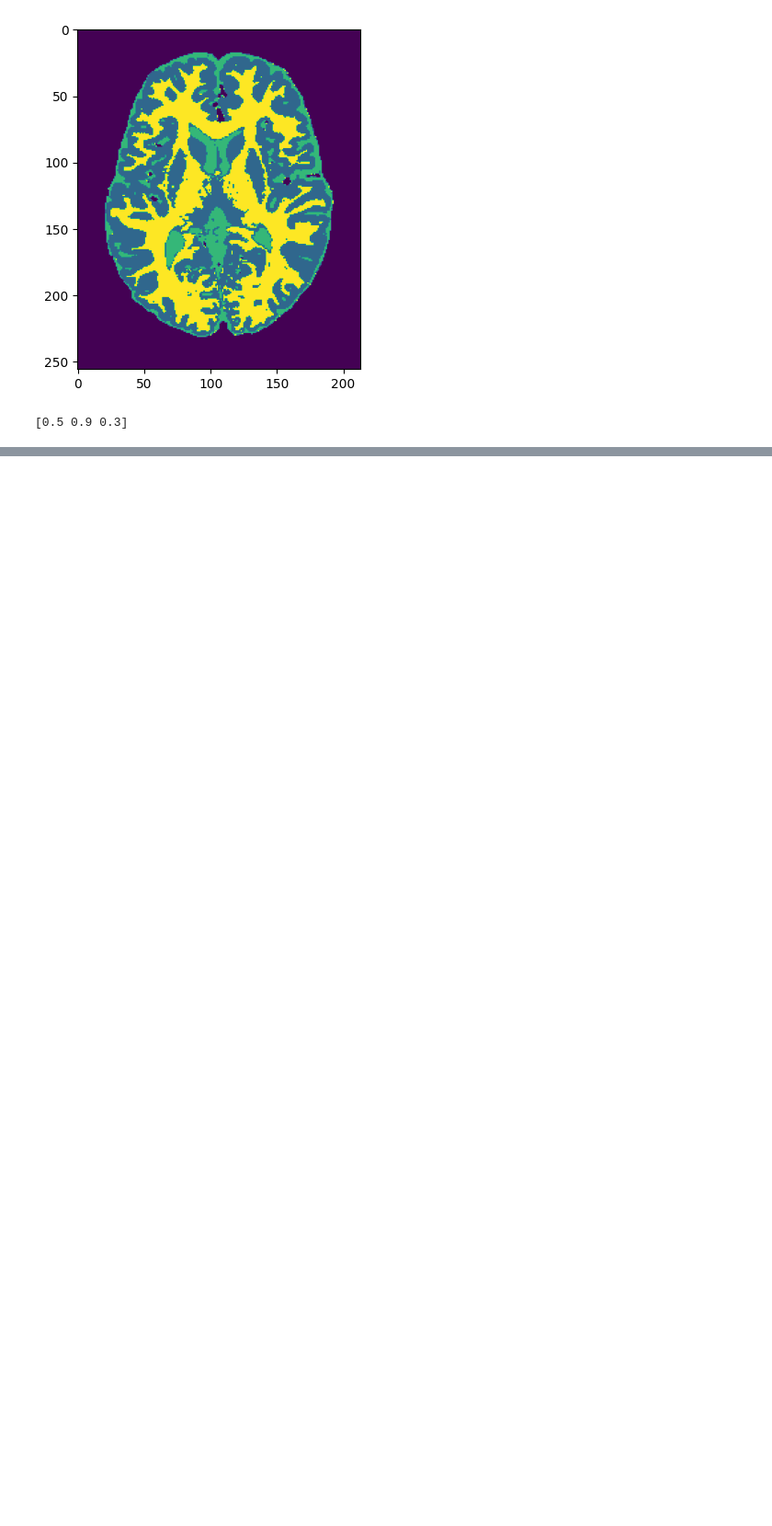
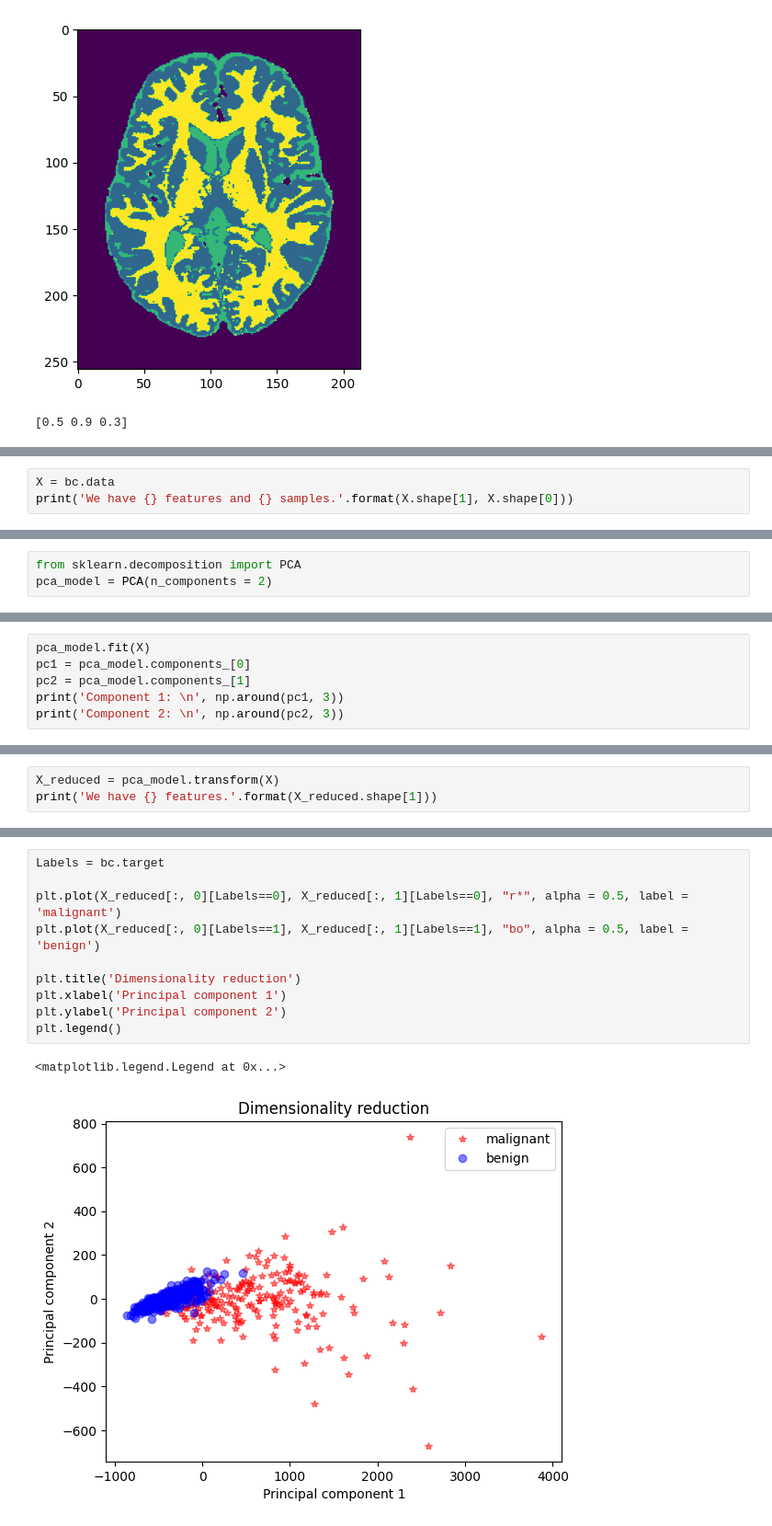
Before and after one commit to MaralAminpour/ML-BME-UofA, a Jupyter notebook: Week-2-Introduction-to-machine-learning/2.3-Starting-with-sklearn-solved.ipynb, the cells around one changed output, grey strips where cells are left out. Shown at 92% size. Saved outputs shown, nothing was run; the diff lists cells and outputs as text; blank space fills up the shorter version.

```diff
--- a/Week-2-Introduction-to-machine-learning/2.3-Starting-with-sklearn-solved.ipynb
+++ b/Week-2-Introduction-to-machine-learning/2.3-Starting-with-sklearn-solved.ipynb
@@ -557,0 +604,3 @@ print(c.round(1).flatten())
+# %%
+X = bc.data
+print('We have {} features and {} samples.'.format(X.shape[1], X.shape[0]))
@@ -557,0 +613,3 @@ print(c.round(1).flatten())
+# %%
+from sklearn.decomposition import PCA
+pca_model = PCA(n_components = 2)
@@ -557,0 +620,6 @@ print(c.round(1).flatten())
+# %%
+pca_model.fit(X)
+pc1 = pca_model.components_[0]
+pc2 = pca_model.components_[1]
+print('Component 1: \n', np.around(pc1, 3))
+print('Component 2: \n', np.around(pc2, 3))
@@ -557,0 +639,3 @@ print(c.round(1).flatten())
+# %%
+X_reduced = pca_model.transform(X)
+print('We have {} features.'.format(X_reduced.shape[1]))
@@ -557,0 +648,13 @@ print(c.round(1).flatten())
+# %%
+Labels = bc.target
+
+plt.plot(X_reduced[:, 0][Labels==0], X_reduced[:, 1][Labels==0], "r*", alpha = 0.5, label = 'malignant')
+plt.plot(X_reduced[:, 0][Labels==1], X_reduced[:, 1][Labels==1], "bo", alpha = 0.5, label = 'benign')
+
+plt.title('Dimensionality reduction')
+plt.xlabel('Principal component 1')
+plt.ylabel('Principal component 2')
+plt.legend()
+# %% [output]
+<matplotlib.legend.Legend at 0x...>
+[figure, added]
```
Also changed, not shown: parts of 22 cells of this notebook, 1 other file.
